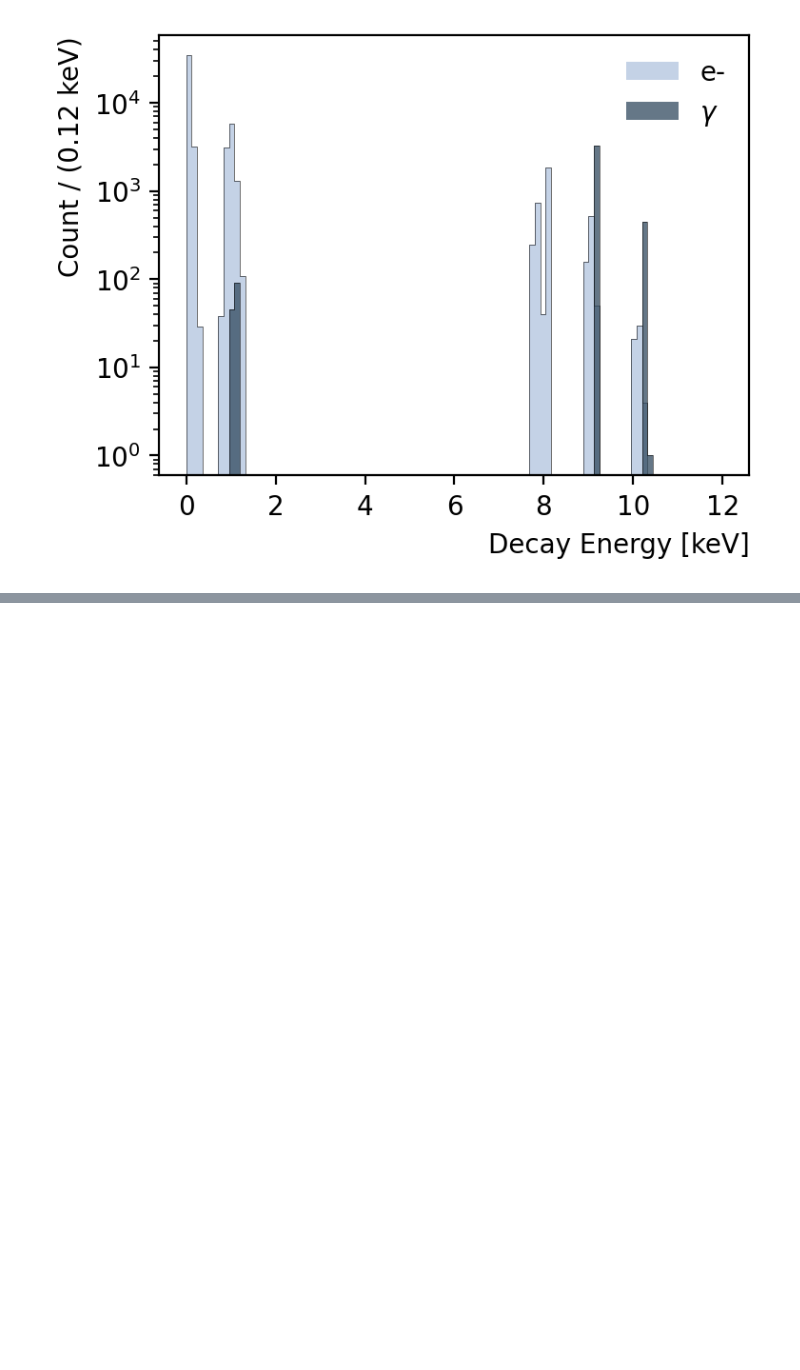
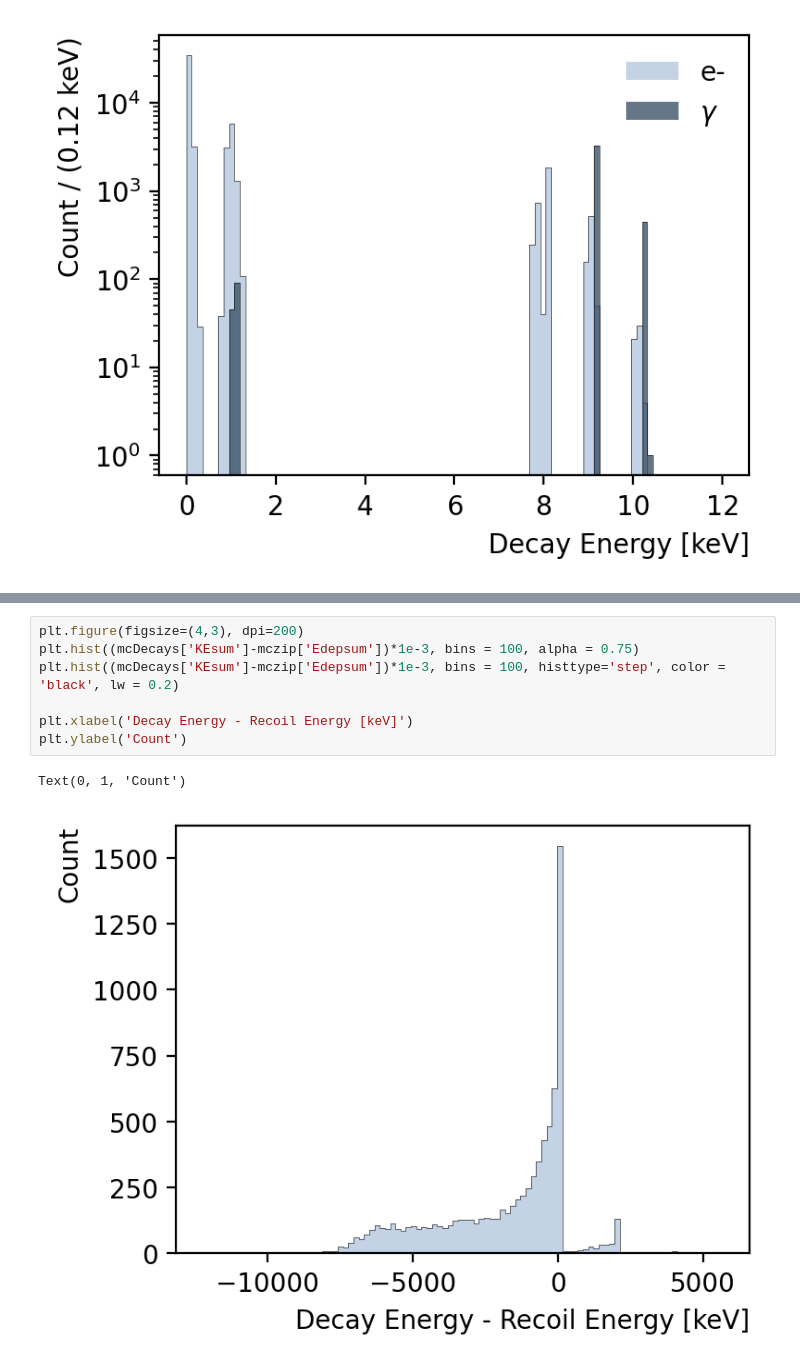
Before and after one commit to perry5334/CDMS, a Jupyter notebook: notebooks/CUTE/Ge71_Lines/Ge71_Activation_Lines_Sim.ipynb, the cells around one changed output, grey strips where cells are left out. Saved outputs shown, nothing was run; the diff lists cells and outputs as text; blank space fills up the shorter version.

```diff
--- a/notebooks/CUTE/Ge71_Lines/Ge71_Activation_Lines_Sim.ipynb
+++ b/notebooks/CUTE/Ge71_Lines/Ge71_Activation_Lines_Sim.ipynb
@@ -122,0 +97,10 @@ plt.legend()
+# %%
+plt.figure(figsize=(4,3), dpi=200)
+plt.hist((mcDecays['KEsum']-mczip['Edepsum'])*1e-3, bins = 100, alpha = 0.75)
+plt.hist((mcDecays['KEsum']-mczip['Edepsum'])*1e-3, bins = 100, histtype='step', color = 'black', lw = 0.2)
+
+plt.xlabel('Decay Energy - Recoil Energy [keV]')
+plt.ylabel('Count')
+# %% [output]
+Text(0, 1, 'Count')
+[figure, added]
```
Also changed, not shown: parts of 12 cells of this notebook.
